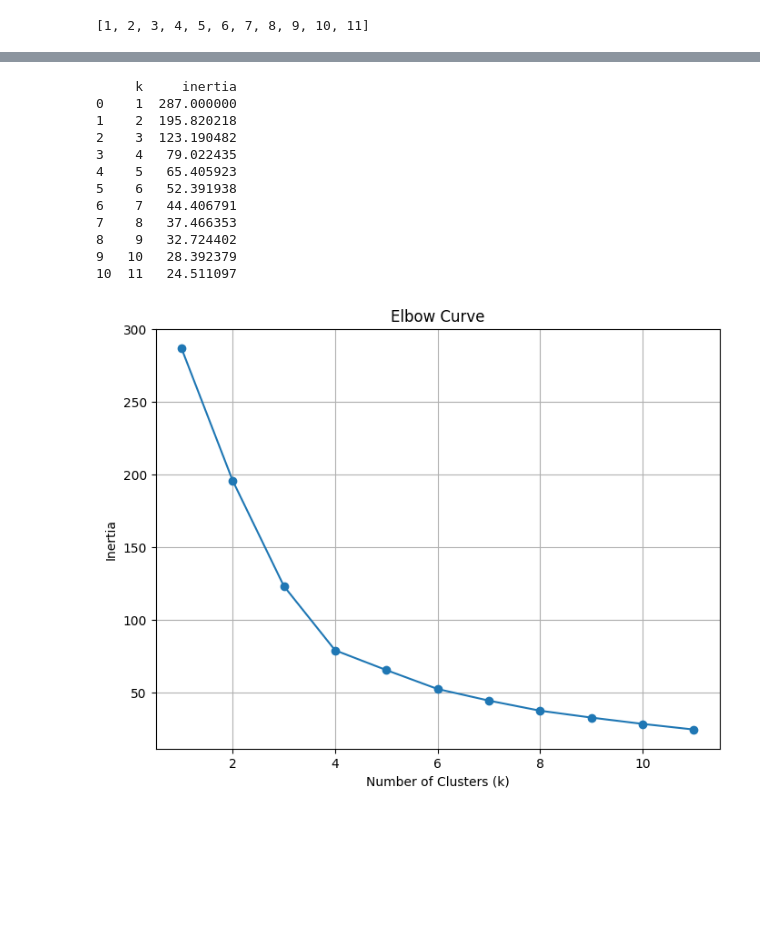
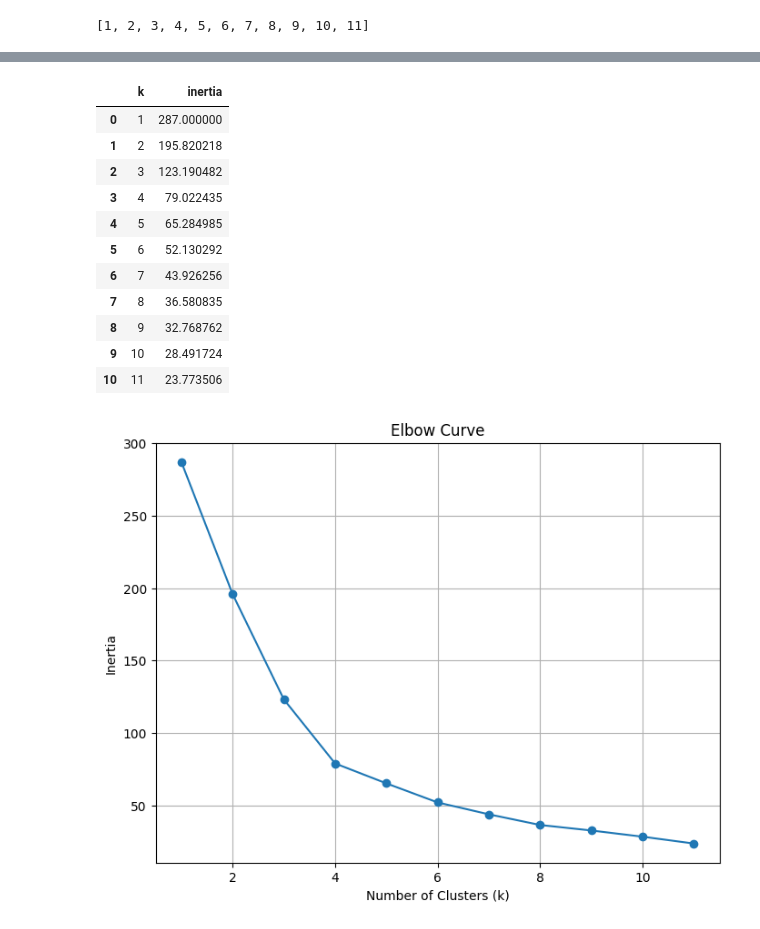
Before and after one commit to MaisieDeGraaf/CryptoClustering, a Jupyter notebook: Crypto_Clustering.ipynb, the cells around one changed output, grey strips where cells are left out. Cells and saved outputs as stored; diff of their text form; code cells hidden in the pictures; blank space fills up the shorter version.

```diff
--- a/Crypto_Clustering.ipynb
+++ b/Crypto_Clustering.ipynb
@@ -123,26 +123,26 @@ print(inertia_values)
 # %%
 # Create a dictionary with the data to plot the Elbow curve
 elbow_data = []
 for k, inertia in zip(k_values, inertia_values):
     # Append dictionary for each k and inertia pair
     elbow_data.append({"k": k, "inertia": inertia})
 
 # Create a DataFrame with the data to plot the Elbow curve
 df_elbow = pd.DataFrame(elbow_data)
-print(df_elbow)
+df_elbow
 # %% [output]
-     k     inertia
-0    1  287.000000
-1    2  195.820218
-2    3  123.190482
-3    4   79.022435
-4    5   65.405923
-5    6   52.391938
-6    7   44.406791
-7    8   37.466353
-8    9   32.724402
-9   10   28.392379
-10  11   24.511097
+|  | k | inertia |
+| 0 | 1 | 287.000000 |
+| 1 | 2 | 195.820218 |
+| 2 | 3 | 123.190482 |
+| 3 | 4 | 79.022435 |
+| 4 | 5 | 65.284985 |
+| 5 | 6 | 52.130292 |
+| 6 | 7 | 43.926256 |
+| 7 | 8 | 36.580835 |
+| 8 | 9 | 32.768762 |
+| 9 | 10 | 28.491724 |
+| 10 | 11 | 23.773506 |
 # %%
 # Plot a line chart with all the inertia values computed with
 # the different values of k to visually identify the optimal value for k.
```
Also changed, not shown: parts of 16 cells of this notebook.
